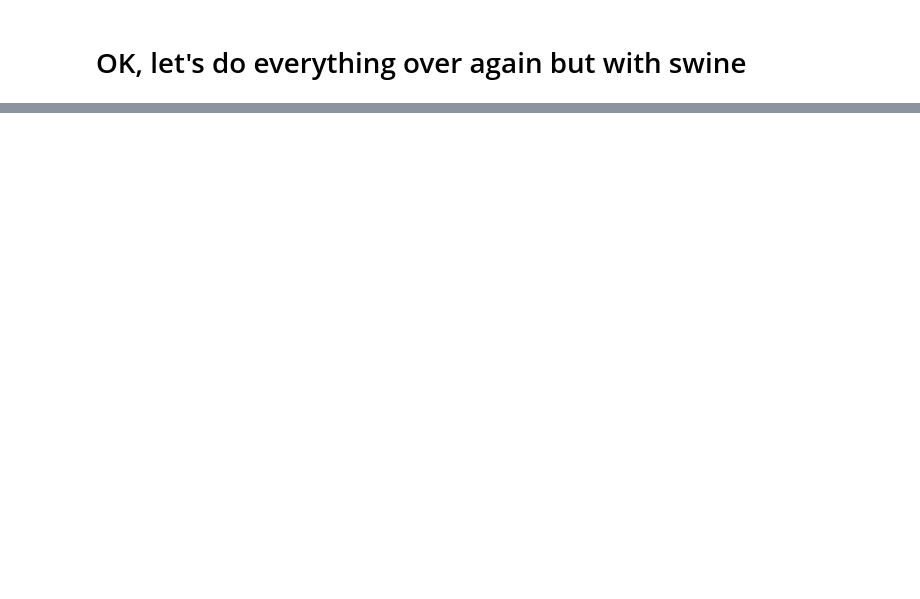
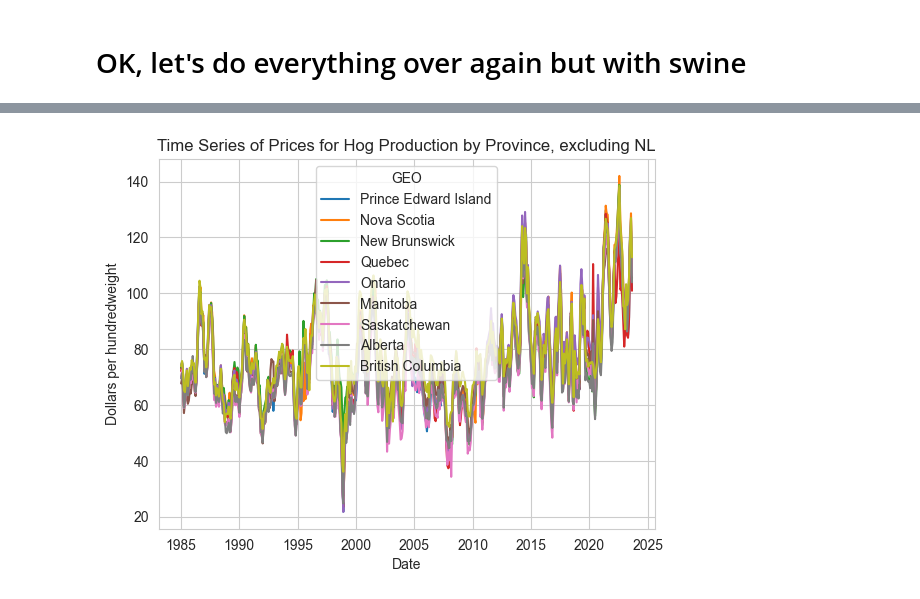
Before and after one commit to davjfish/WatspeedFoundationsGroupProject, a Jupyter notebook: david_scratch.ipynb, the cells around one changed output, grey strips where cells are left out. Drawn from its saved outputs; the diff is of its cells as text; code cells hidden in the pictures; blank space fills up the shorter version.

```diff
--- a/david_scratch.ipynb
+++ b/david_scratch.ipynb
@@ -296,0 +333,7 @@ sns.lmplot(data=final_df, x="prices", y="counts")
+# %%
+### again, NL is an outlier.. we should remove them
+mask = (hog_prices_df["GEO"] != "Newfoundland and Labrador")
+hog_prices_df = hog_prices_df[mask]
+_plot_time_series_from_df(hog_prices_df, "REF_DATE", "VALUE", "GEO", "Hog Production by Province, excluding NL")
+# %% [output]
+[figure, added]
```
Also changed, not shown: parts of 14 cells of this notebook, 2 other files.
